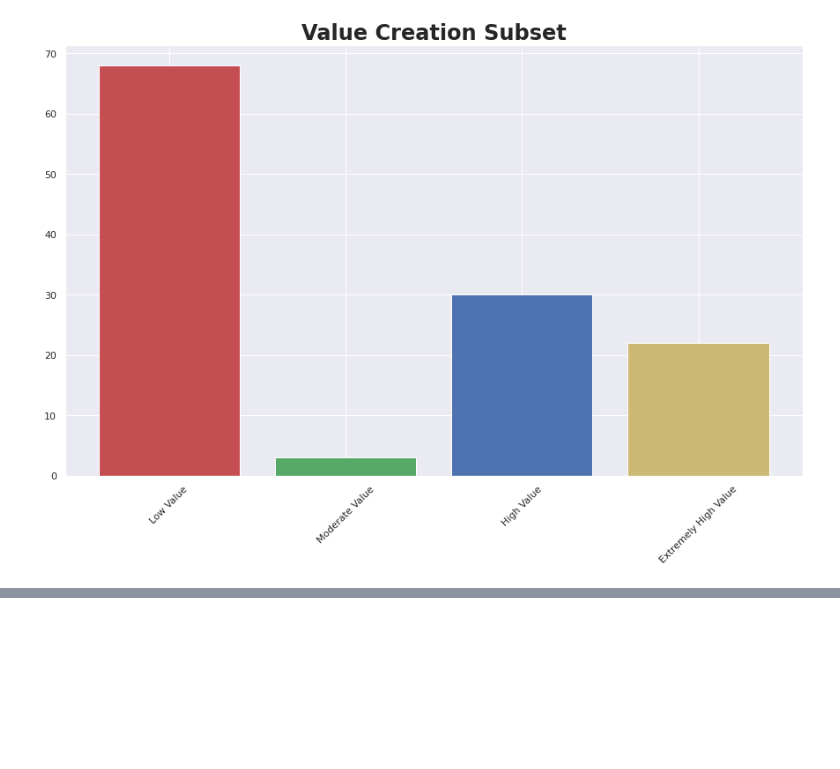
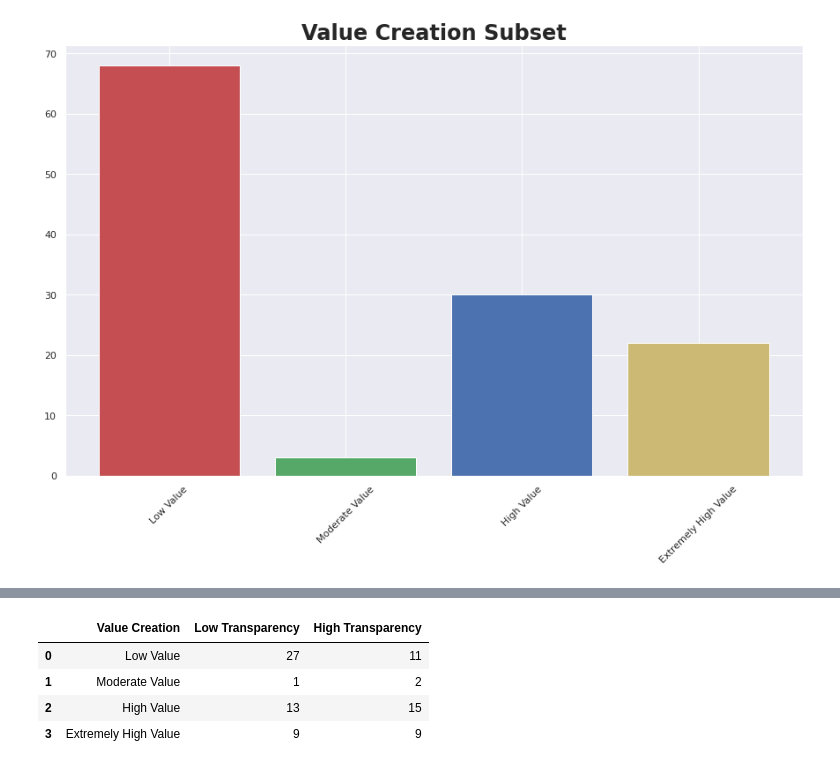
Before and after one commit to robisonJohn/Blockchain-Governance-Project, a Jupyter notebook: Cardano_Project.ipynb, the cells around one changed output, grey strips where cells are left out. Saved outputs shown, nothing was run; the diff lists cells and outputs as text; code cells hidden in the pictures; blank space fills up the shorter version.

```diff
--- a/Cardano_Project.ipynb
+++ b/Cardano_Project.ipynb
@@ -751,0 +754,12 @@ Text(0.5, 1.0, 'Value Creation Subset')
+# %%
+listOne = list(data['ValueCreationNorm'])
+listTwo = list(data['Governance Transparency'])
+
+listThree = []
+
+i = 0
+for i in range(len(listOne)):
+  if type(listTwo[i]) == str:
+    listThree.append((listOne[i], listTwo[i]))
+
+listThree
@@ -751,0 +784,66 @@ Text(0.5, 1.0, 'Value Creation Subset')
+# %%
+# so there are 8 cases
+lowValueOne = 0
+moderateValueOne = 0
+highValueOne = 0
+extremelyHighValueOne = 0
+
+lowValueTwo = 0
+moderateValueTwo = 0
+highValueTwo = 0
+extremelyHighValueTwo = 0
+
+for item in listThree:
+  if item[1] == 'LOW':
+    # do something
+    if int(item[0]) == 1:
+      lowValueOne += 1
+    else:
+      if int(item[0]) == 2:
+        moderateValueOne += 1
+      else:
+        if int(item[0]) == 3:
+          highValueOne += 1
+        else:
+          if int(item[0]) == 4:
+            extremelyHighValueOne += 1
+  else:
+    # do something else
+    if int(item[0]) == 1:
+      lowValueTwo += 1
+    else:
+      if int(item[0]) == 2:
+        moderateValueTwo += 1
+      else:
+        if int(item[0]) == 3:
+          highValueTwo += 1
+        else:
+          if int(item[0]) == 4:
+            extremelyHighValueTwo += 1
+
+valueDataSubset = {'Value Creation': [
+                                'Low Value',
+                                'Moderate Value',
+                                'High Value',
+                                'Extremely High Value'
+                                ],
+                   'Low Transparency': [
+                             lowValueOne,
+                             moderateValueOne,
+                             highValueOne,
+                             extremelyHighValueOne
+                             ],
+                   'High Transparency': [
+                            lowValueTwo,
+                            moderateValueTwo,
+                            highValueTwo,
+                            extremelyHighValueTwo
+                   ]}
+valueSubsetDf = pd.DataFrame(data=valueDataSubset)
+valueSubsetDf
+# %% [output]
+|  | Value Creation | Low Transparency | High Transparency |
+| 0 | Low Value | 27 | 11 |
+| 1 | Moderate Value | 1 | 2 |
+| 2 | High Value | 13 | 15 |
+| 3 | Extremely High Value | 9 | 9 |
```
Also changed, not shown: parts of 9 cells of this notebook.
